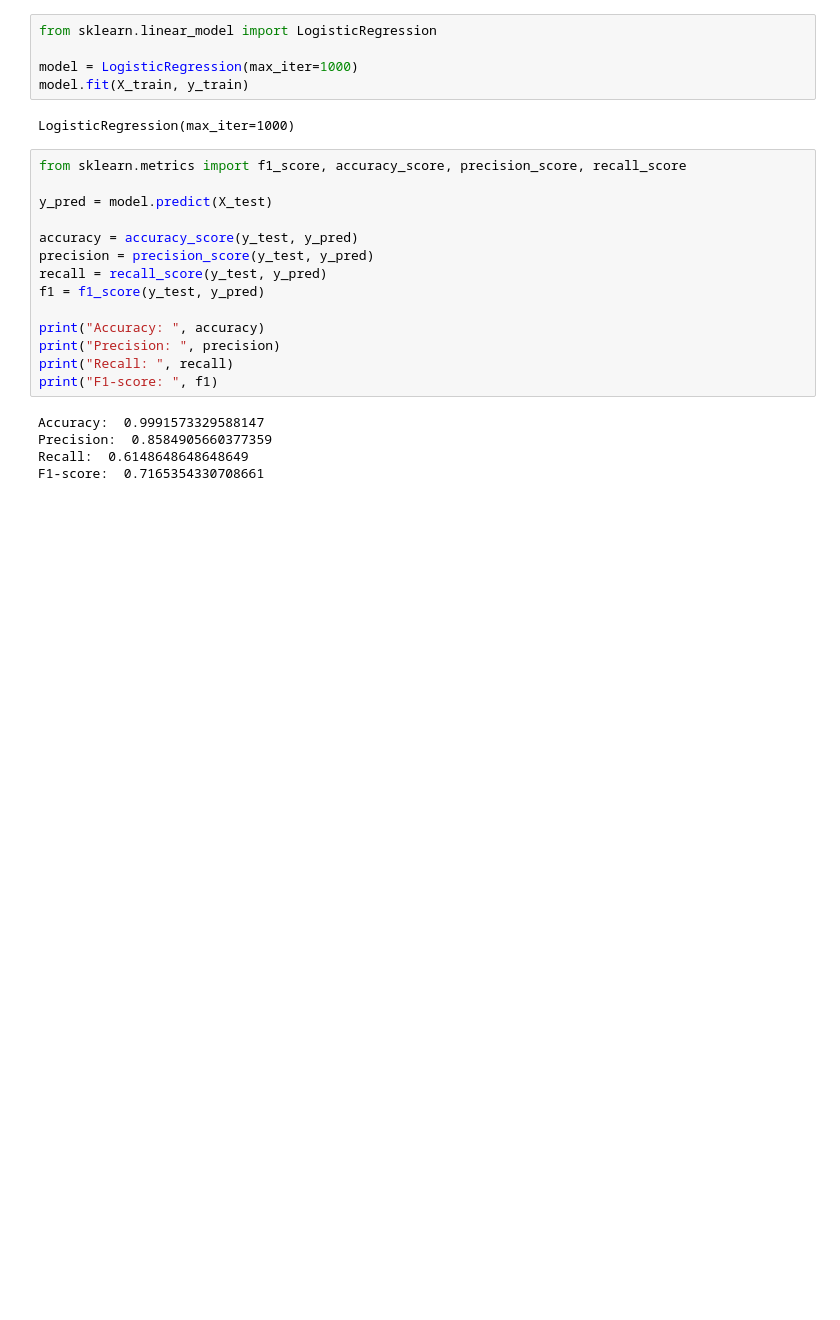
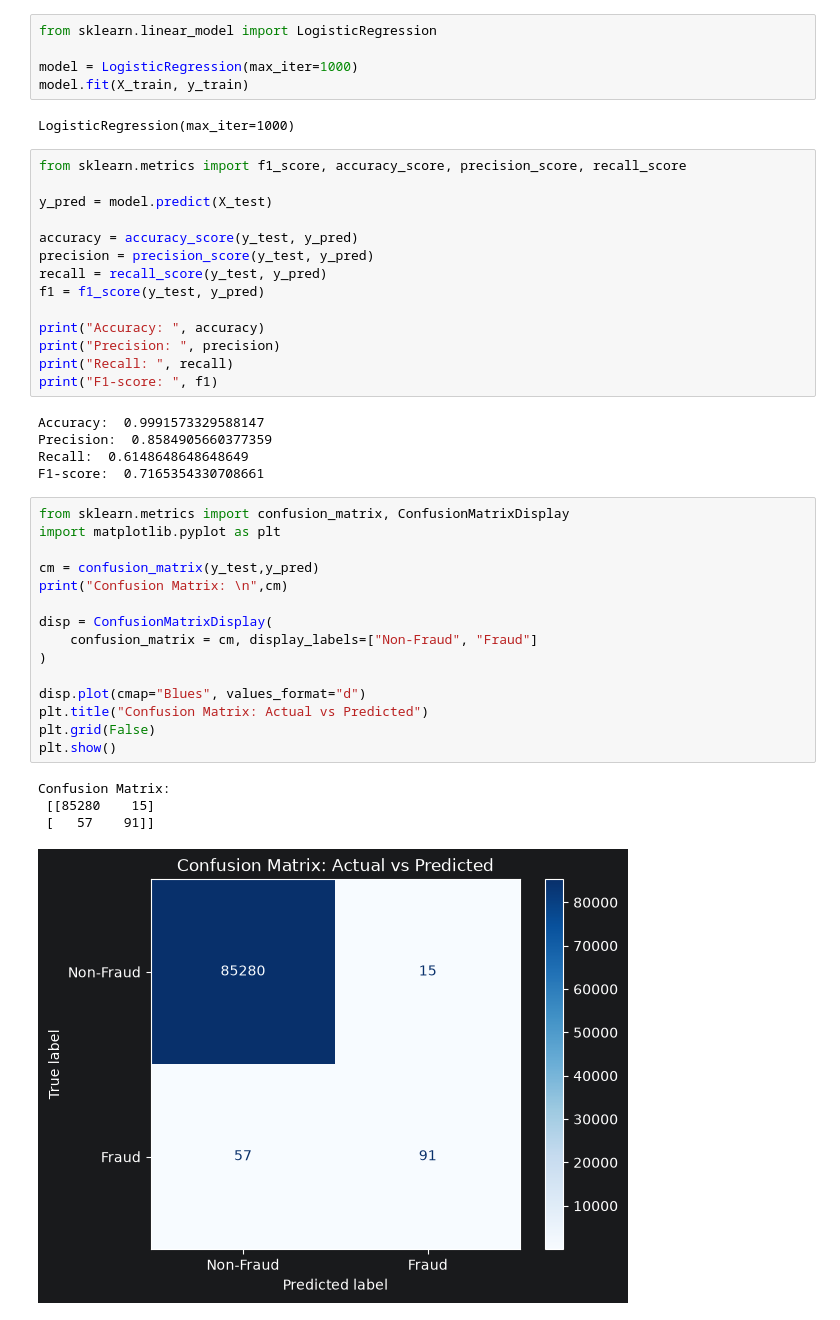
Before and after one commit to naveedamar/bahria-university-labs, a Jupyter notebook: machine-learning/lab-5/task-1.ipynb, the cells around one changed output. Cells and saved outputs as stored; diff of their text form; blank space fills up the shorter version.

```diff
--- a/machine-learning/lab-5/task-1.ipynb
+++ b/machine-learning/lab-5/task-1.ipynb
@@ -131,3 +131,23 @@ Accuracy:  0.9991573329588147
 Precision:  0.8584905660377359
 Recall:  0.6148648648648649
 F1-score:  0.7165354330708661
+# %%
+from sklearn.metrics import confusion_matrix, ConfusionMatrixDisplay
+import matplotlib.pyplot as plt
+
+cm = confusion_matrix(y_test,y_pred)
+print("Confusion Matrix: \n",cm)
+
+disp = ConfusionMatrixDisplay(
+    confusion_matrix = cm, display_labels=["Non-Fraud", "Fraud"]
+)
+
+disp.plot(cmap="Blues", values_format="d")
+plt.title("Confusion Matrix: Actual vs Predicted")
+plt.grid(False)
+plt.show()
+# %% [output]
+Confusion Matrix:
+ [[85280    15]
+ [   57    91]]
+[figure, added]
```
Also changed, not shown: 1 other file.
